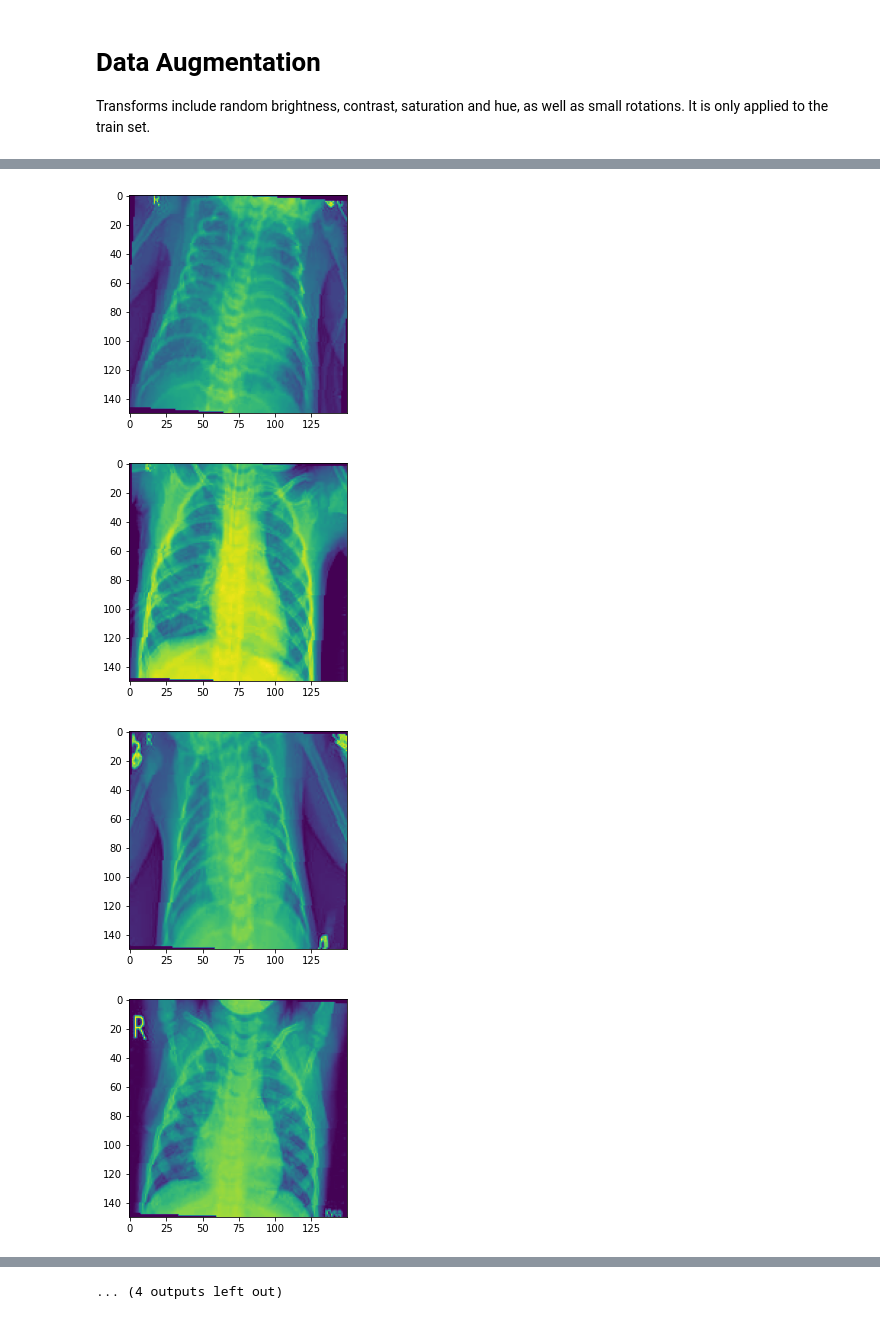
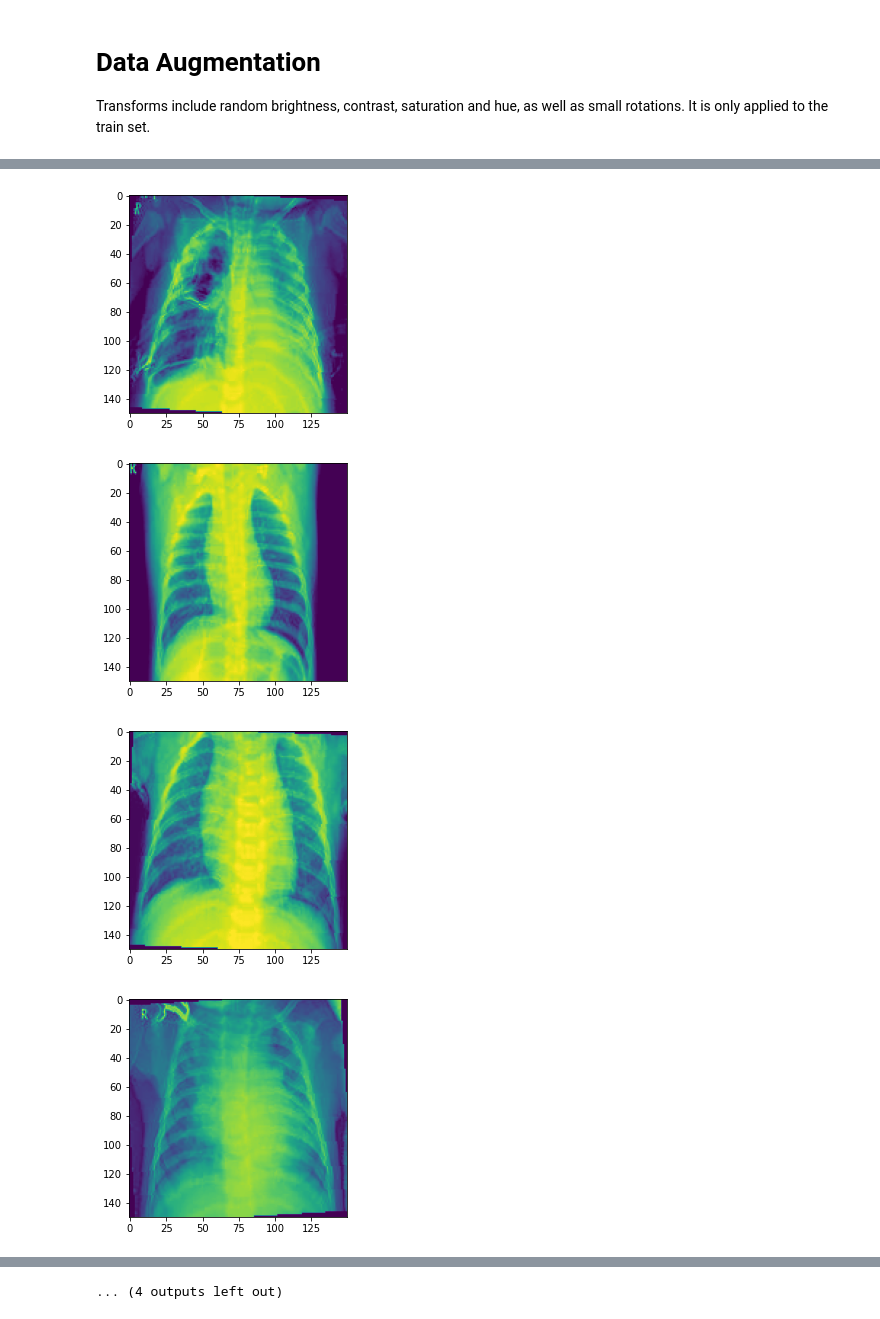
Before and after one commit to huiwen99/DL_Small_Project, a Jupyter notebook: Exploration of Dataset.ipynb, the cells around one changed output, grey strips where cells are left out. Cells and saved outputs as stored; diff of their text form; code cells hidden in the pictures.

Commit message:
added data aug results

```diff
--- a/Exploration of Dataset.ipynb
+++ b/Exploration of Dataset.ipynb
@@ -36,7 +36,7 @@ The image size given in the train set is already (150, 150). However, we still i
 # Data Augmentation
 Transforms include random brightness, contrast, saturation and hue, as well as small rotations. It is only applied to the train set.
 # %%
-ld_train = load_train(Lung_Train_Dataset_BC1(), 16)
+ld_train = DataLoader(Lung_Train_Dataset_BC1(), batch_size=16, shuffle=True)
 
 device = torch.device('cpu')
 
@@ -56,4 +56,4 @@ for _, (data, target) in enumerate(ld_train):
-[figure, old version]
+[figure, new version]
-[figure, old version]
+[figure, new version]
-[figure, old version]
+[figure, new version]
-[figure, old version]
+[figure, new version]
```
Also changed, not shown: parts of 2 cells of this notebook, 10 other files.
